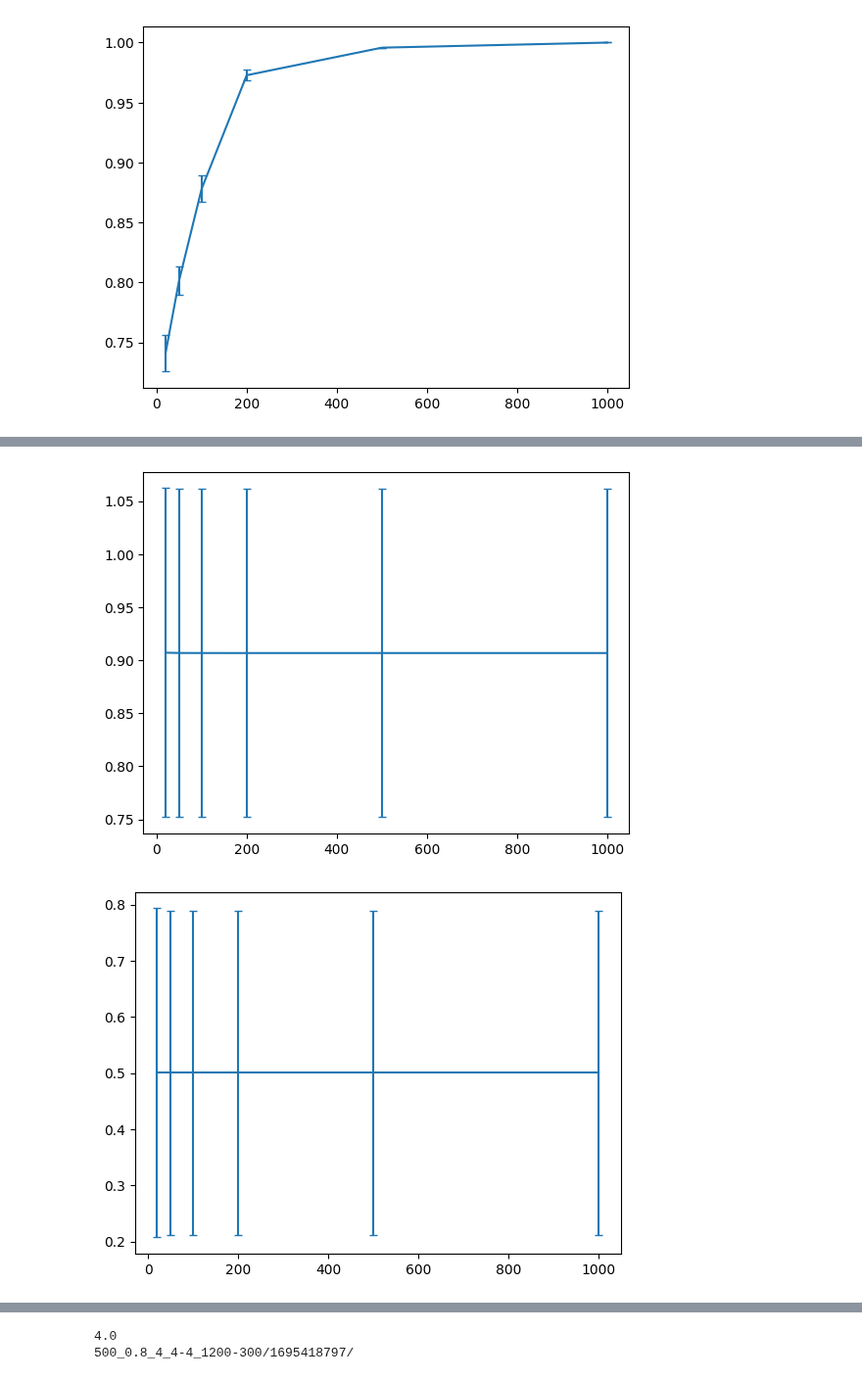
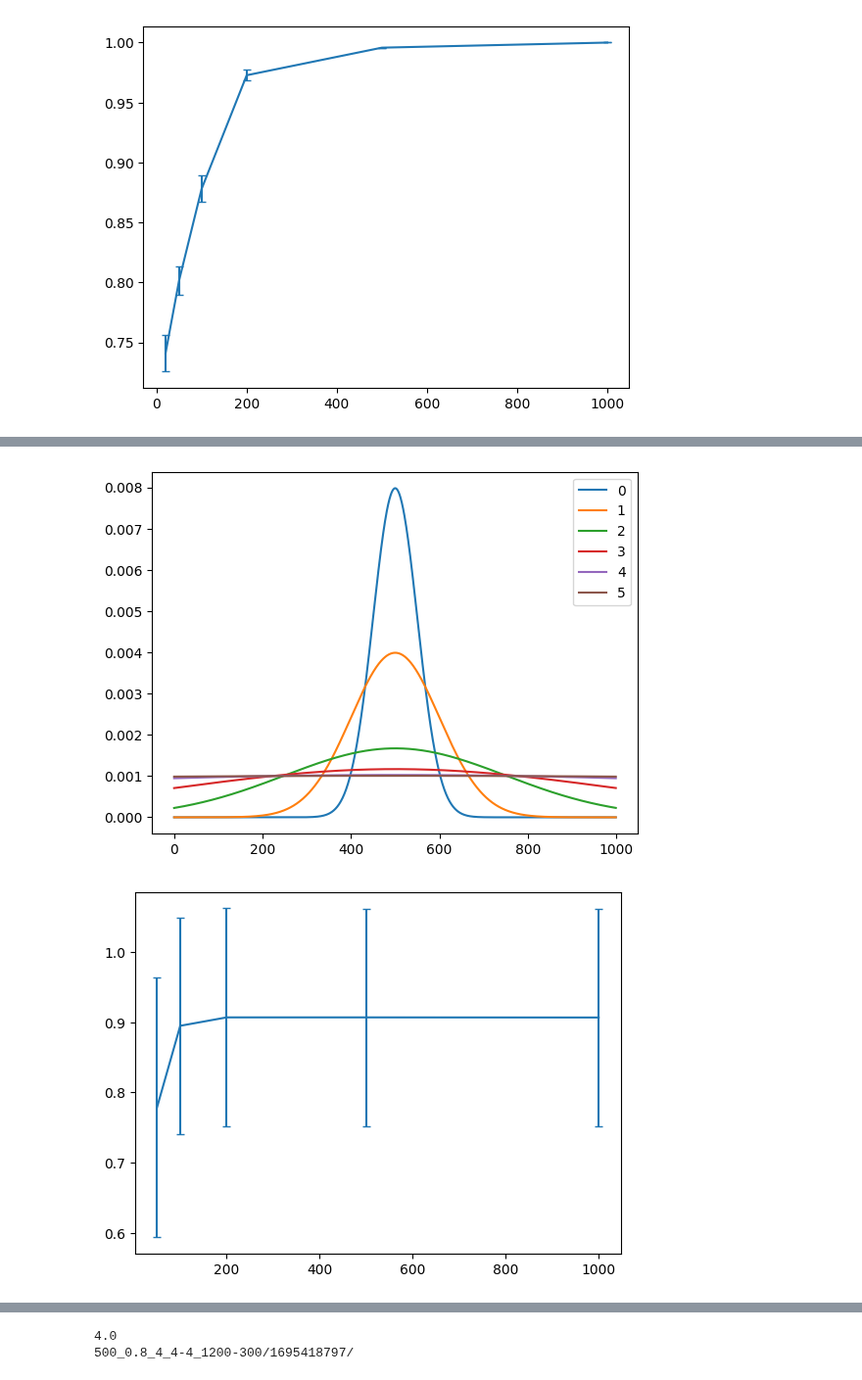
Before and after one commit to zhaoz0314/random-EI, a Jupyter notebook: 4_4-4.ipynb, the cells around one changed output, grey strips where cells are left out. Shown at 98% size. Drawn from its saved outputs; the diff is of its cells as text; code cells hidden in the pictures.

```diff
--- a/4_4-4.ipynb
+++ b/4_4-4.ipynb
@@ -41,31 +35,35 @@ for idx in range(6):
 # %%
 import scipy as sp
 
 foot = jnp.arange(1000)/100
 foo = jnp.asarray([jnp.sin(foot), jnp.cos(foot)]) * jnp.cos(foot * 100/3)
 interval_n_s = jnp.asarray([1,2,5,10,20,50])[::-1]
-kernels = jnp.exp(-(jnp.arange(-500,500)/100)**2 / 2/jnp.expand_dims(1000//interval_n_s / 2,1)**2)
+kernels = jnp.exp(-(jnp.arange(-500,500)/100)**2 / 2/jnp.expand_dims(50//interval_n_s / 2,1)**2)
 kernels = kernels / jnp.sum(kernels, axis = -1,keepdims = True)
+
+for idx in range(6):
+  plt.plot(kernels[idx], label = idx)
+  plt.legend()
 
 init = np.zeros((3,2,6))
 ref_cov = cov_s_fct(foo, jnp.mean(foo, axis = -1))
 ref_pcs = es_s_fct(ref_cov)
 ref_sizes = size_s_fct(ref_pcs[0])
 for idx in range(6):
   temp_cov = jnp.swapaxes(sp.signal.fftconvolve(jnp.expand_dims(foo,0) * jnp.expand_dims(foo,1),
                                                 jnp.tile(kernels[idx], (2,2,1)),
                                                axes = -1),
                          0,2)
   temp_pcs = es_s_fct(temp_cov)
   init[0,0,idx] = jnp.mean(dim_r_s_fct(temp_pcs[0]))
   init[0,1,idx] = jnp.std(dim_r_s_fct(temp_pcs[0]))
   init[1,0,idx] = jnp.mean(size_s_fct(temp_pcs[0])/ref_sizes)
   init[1,1,idx] = jnp.std(size_s_fct(temp_pcs[0])/ref_sizes)
   init[2,0,idx] = jnp.mean(ori_similarity_s_fct(temp_pcs, ref_pcs, size_s_fct(temp_pcs[0]), ref_sizes))
   init[2,1,idx] = jnp.std(ori_similarity_s_fct(temp_pcs, ref_pcs, size_s_fct(temp_pcs[0]), ref_sizes))
 for idx in range(3):
   plt.figure()
   plt.errorbar(1000 // interval_n_s, init[idx][0], yerr = init[idx][1], capsize = 3)
 # %% [output]
-[figure, old version]
+[figure, new version]
-[figure, old version]
+[figure, new version]
```
Also changed, not shown: parts of 2 cells of this notebook.
